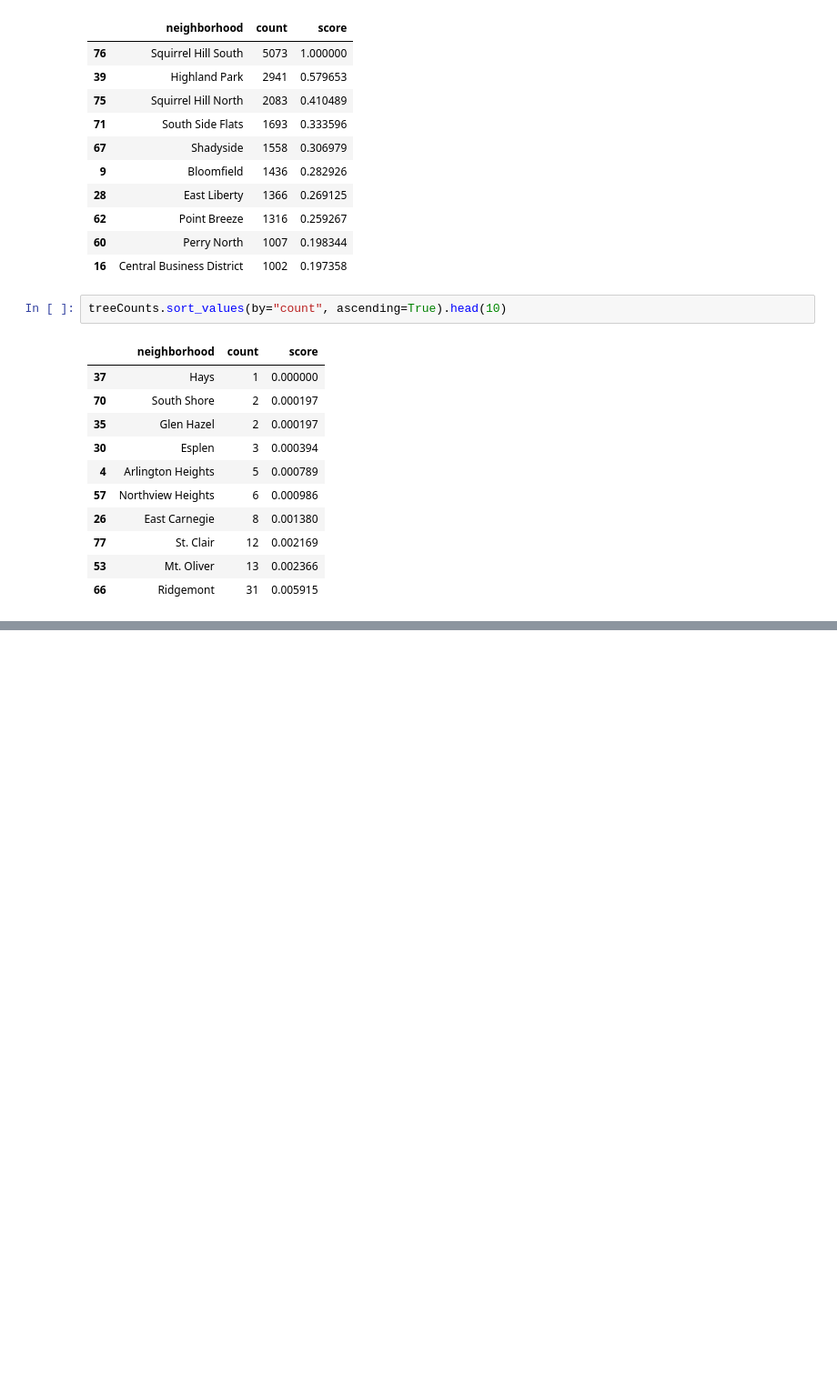
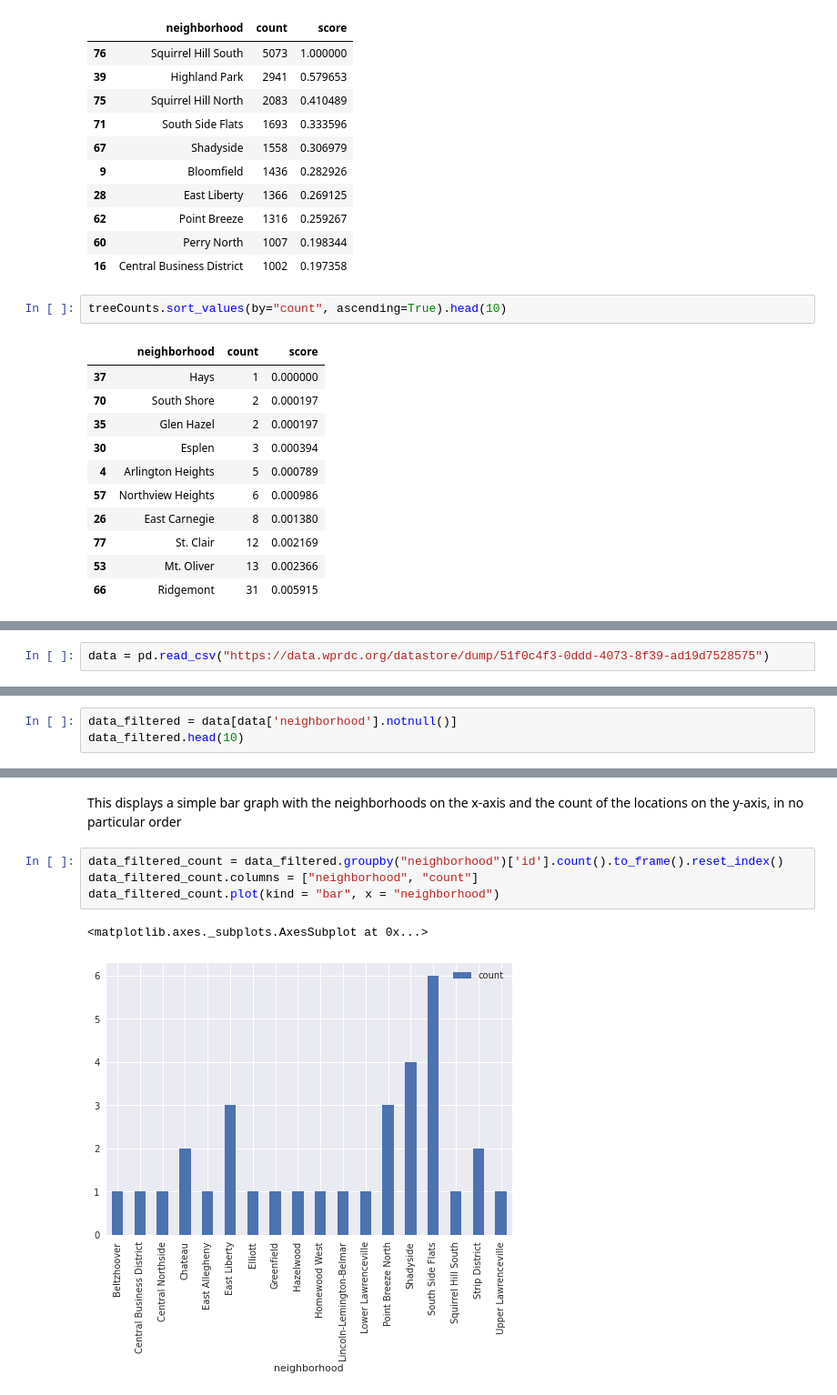
Before and after one commit to ocilical/big-ideas-final, a Jupyter notebook: main.ipynb, the cells around one changed output, grey strips where cells are left out. Shown at 91% size. Saved outputs shown, nothing was run; the diff lists cells and outputs as text; blank space fills up the shorter version.

Commit message:
add waste and park data to main

```diff
--- a/main.ipynb
+++ b/main.ipynb
@@ -97,0 +102,2 @@ treeCounts.sort_values(by="count", ascending=True).head(10)
+# %%
+data = pd.read_csv("https://data.wprdc.org/datastore/dump/51f0c4f3-0ddd-4073-8f39-ad19d7528575")
@@ -97,0 +106,3 @@ treeCounts.sort_values(by="count", ascending=True).head(10)
+# %%
+data_filtered = data[data['neighborhood'].notnull()]
+data_filtered.head(10)
@@ -97,0 +146,9 @@ treeCounts.sort_values(by="count", ascending=True).head(10)
+# %% [markdown]
+This displays a simple bar graph with the neighborhoods on the x-axis and the count of the locations on the y-axis, in no particular order
+# %%
+data_filtered_count = data_filtered.groupby("neighborhood")['id'].count().to_frame().reset_index()
+data_filtered_count.columns = ["neighborhood", "count"]
+data_filtered_count.plot(kind = "bar", x = "neighborhood")
+# %% [output]
+<matplotlib.axes._subplots.AxesSubplot at 0x...>
+[figure, added]
```
Also changed, not shown: parts of 23 cells of this notebook, 1 other file.
